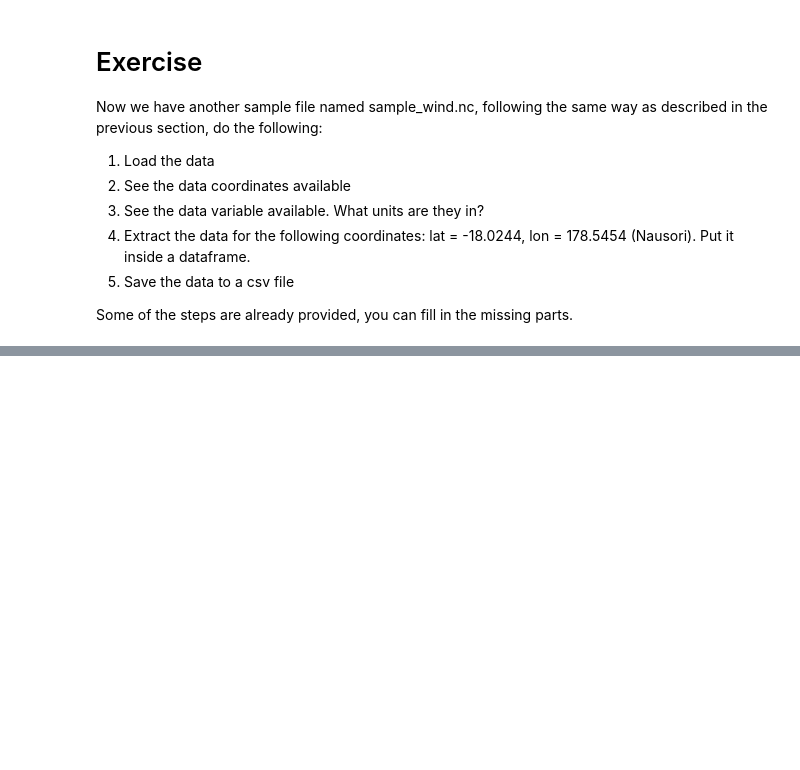
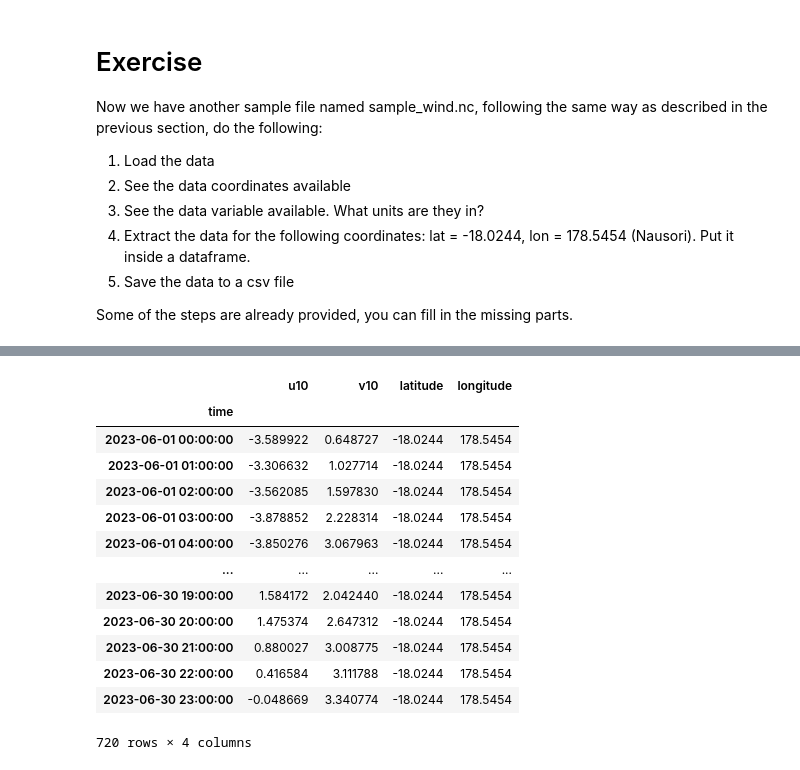
Before and after one commit to achmadrifani/fiji-training-2024, a Jupyter notebook: notebooks/day_06/01_Intro_time_series.ipynb, the cells around one changed output, grey strips where cells are left out. Drawn from its saved outputs; the diff is of its cells as text; code cells hidden in the pictures; blank space fills up the shorter version.

```diff
--- a/notebooks/day_06/01_Intro_time_series.ipynb
+++ b/notebooks/day_06/01_Intro_time_series.ipynb
@@ -244,8 +235,8 @@ Now we have another sample file named sample_wind.nc, following the same way as
 <p>Some of the steps are already provided, you can fill in the missing parts.
 # %%
 # Load the dataset
-file_path =
-ds_wind =
+file_path = 'D:/Projects/fiji-training-2024/notebooks/day_06/sample_wind.nc'
+ds_wind = xr.open_dataset(file_path, engine='netcdf4')
 
 # Check the dataset
 ds_wind
@@ -258,8 +286,24 @@ ds_wind['...']
 # %%
 # Extract the data
-lat = ...
-lon = ...
-wind = ds_wind.interp(...)
+lat = -18.0244
+lon = 178.5454
+wind = ds_wind.interp(latitude=lat, longitude=lon, method='linear')
 df_wind = wind.to_dataframe()
+df_wind
+# %% [output]
+|  | u10 | v10 | latitude | longitude |
+| time |  |  |  |  |
+| 2023-06-01 00:00:00 | -3.589922 | 0.648727 | -18.0244 | 178.5454 |
+| 2023-06-01 01:00:00 | -3.306632 | 1.027714 | -18.0244 | 178.5454 |
+| 2023-06-01 02:00:00 | -3.562085 | 1.597830 | -18.0244 | 178.5454 |
+| 2023-06-01 03:00:00 | -3.878852 | 2.228314 | -18.0244 | 178.5454 |
+| 2023-06-01 04:00:00 | -3.850276 | 3.067963 | -18.0244 | 178.5454 |
+| ... | ... | ... | ... | ... |
+| 2023-06-30 19:00:00 | 1.584172 | 2.042440 | -18.0244 | 178.5454 |
+| 2023-06-30 20:00:00 | 1.475374 | 2.647312 | -18.0244 | 178.5454 |
+| 2023-06-30 21:00:00 | 0.880027 | 3.008775 | -18.0244 | 178.5454 |
+| 2023-06-30 22:00:00 | 0.416584 | 3.111788 | -18.0244 | 178.5454 |
+| 2023-06-30 23:00:00 | -0.048669 | 3.340774 | -18.0244 | 178.5454 |
+720 rows × 4 columns
 # %%
 # Save the data
```
Also changed, not shown: parts of 15 cells of this notebook, 8 other files.
